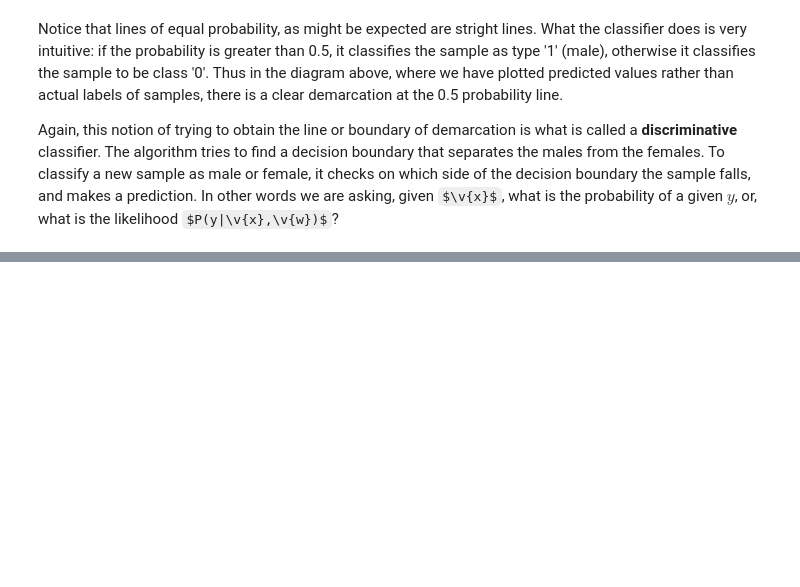
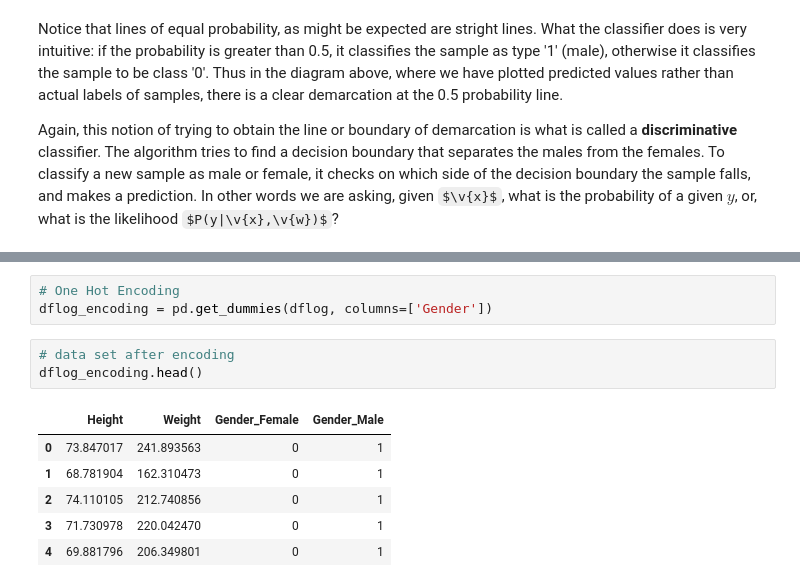
Before and after one commit to NikhilaThota/Mini-Projects, a Jupyter notebook: Mini_Project_Logistic_Regression.ipynb, the cells around one changed output, grey strips where cells are left out. Drawn from its saved outputs; the diff is of its cells as text; some formulas as TeX source; blank space fills up the shorter version.

```diff
--- a/Mini_Project_Logistic_Regression.ipynb
+++ b/Mini_Project_Logistic_Regression.ipynb
@@ -513,0 +530,13 @@ Again, this notion of trying to obtain the line or boundary of demarcation is wh
+# %%
+# One Hot Encoding
+dflog_encoding = pd.get_dummies(dflog, columns=['Gender'])
+# %%
+# data set after encoding
+dflog_encoding.head()
+# %% [output]
+|  | Height | Weight | Gender_Female | Gender_Male |
+| 0 | 73.847017 | 241.893563 | 0 | 1 |
+| 1 | 68.781904 | 162.310473 | 0 | 1 |
+| 2 | 74.110105 | 212.740856 | 0 | 1 |
+| 3 | 71.730978 | 220.042470 | 0 | 1 |
+| 4 | 69.881796 | 206.349801 | 0 | 1 |
```
Also changed, not shown: parts of 11 cells of this notebook.
